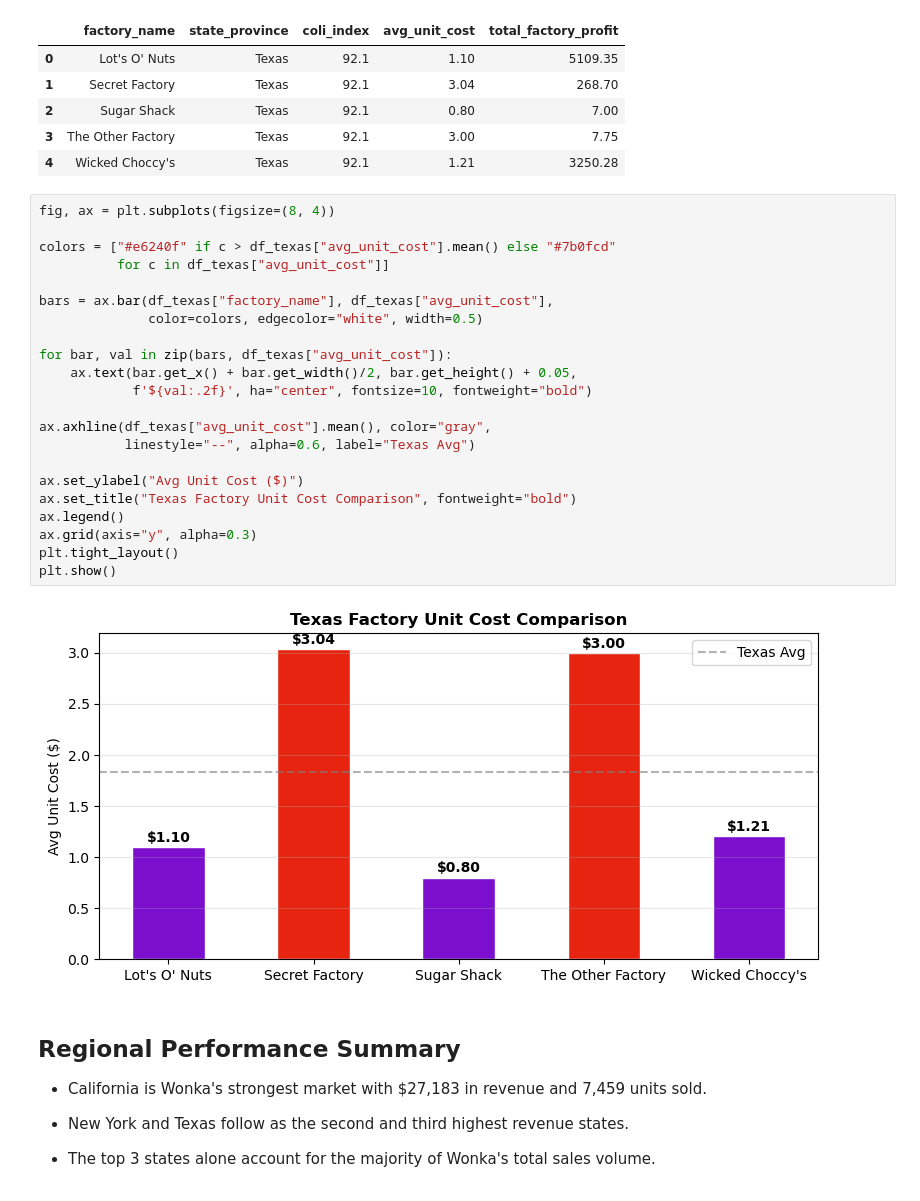
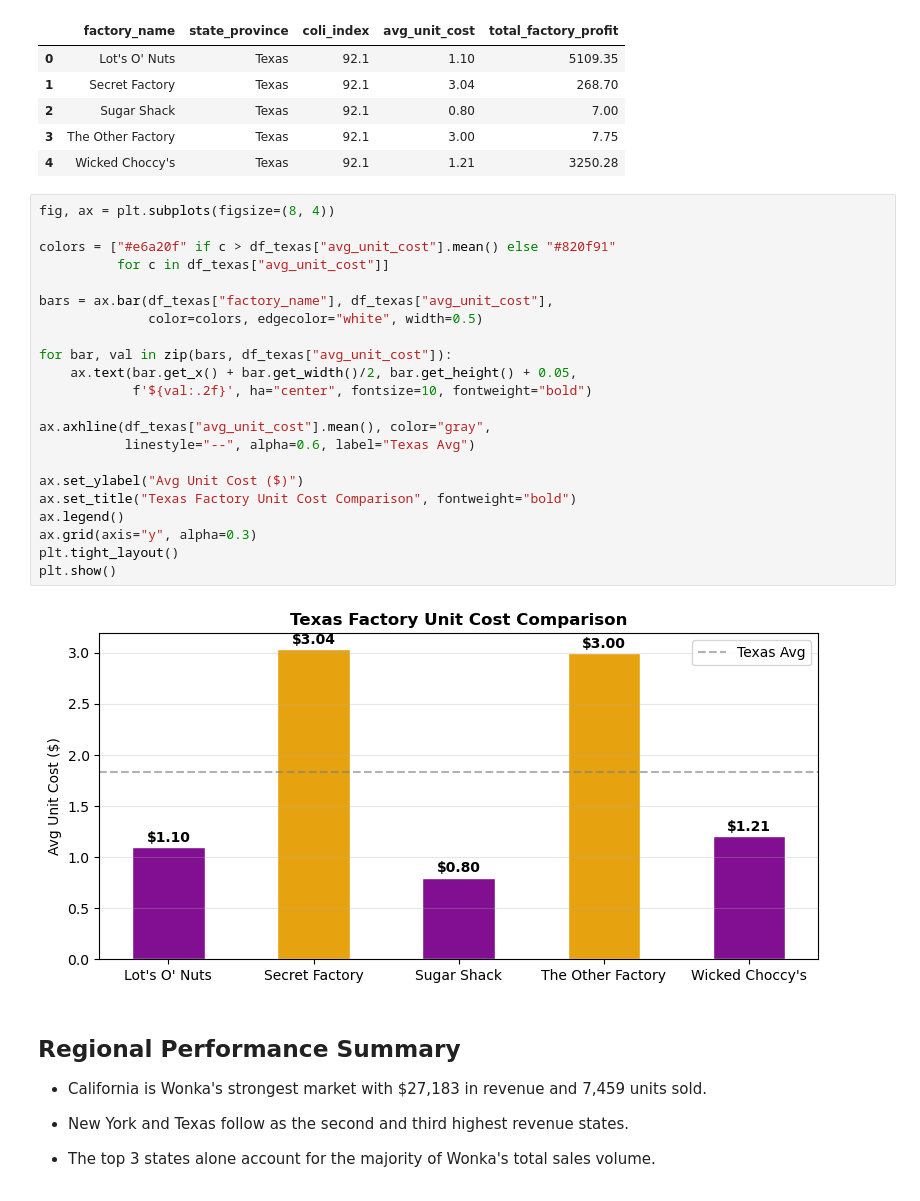
Before and after one commit to meisnerfiona-it/wonka-factory-database-project, a Jupyter notebook: data/clean/Final_Storytelling.ipynb, the cells around one changed output. Drawn from its saved outputs; the diff is of its cells as text.

```diff
--- a/data/clean/Final_Storytelling.ipynb
+++ b/data/clean/Final_Storytelling.ipynb
@@ -174,27 +174,27 @@ See the caveats in the documentation: https://pandas.pydata.org/pandas-docs/stab
 # %%
 fig, ax = plt.subplots(figsize=(8, 4))
 
-colors = ["#e6240f" if c > df_texas["avg_unit_cost"].mean() else "#7b0fcd"
+colors = ["#e6a20f" if c > df_texas["avg_unit_cost"].mean() else "#820f91"
           for c in df_texas["avg_unit_cost"]]
 
 bars = ax.bar(df_texas["factory_name"], df_texas["avg_unit_cost"],
               color=colors, edgecolor="white", width=0.5)
 
 for bar, val in zip(bars, df_texas["avg_unit_cost"]):
     ax.text(bar.get_x() + bar.get_width()/2, bar.get_height() + 0.05,
             f'${val:.2f}', ha="center", fontsize=10, fontweight="bold")
 
 ax.axhline(df_texas["avg_unit_cost"].mean(), color="gray",
            linestyle="--", alpha=0.6, label="Texas Avg")
 
 ax.set_ylabel("Avg Unit Cost ($)")
 ax.set_title("Texas Factory Unit Cost Comparison", fontweight="bold")
 ax.legend()
 ax.grid(axis="y", alpha=0.3)
 plt.tight_layout()
 plt.show()
 # %% [output]
-[figure, old version]
+[figure, new version]
 # %% [markdown]
 ## Regional Performance Summary
 
```
Also changed, not shown: parts of 3 cells of this notebook.
